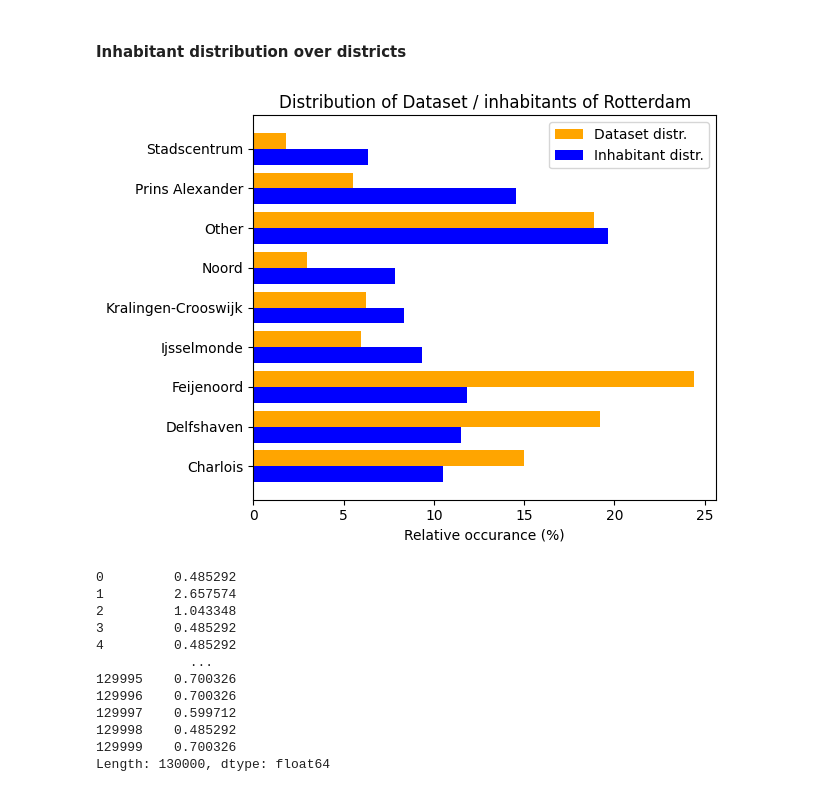
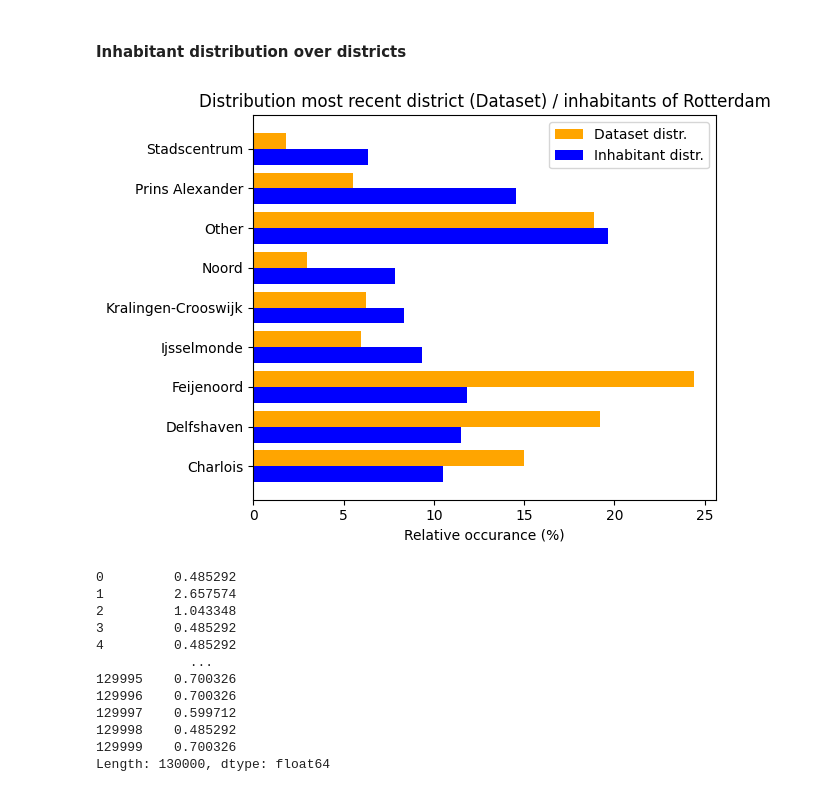
Before and after one commit to nouwerkerk/AI-Testing-33, a Jupyter notebook: dataAnalysis/recentste_wijk.ipynb, the cells around one changed output. Cells and saved outputs as stored; diff of their text form; code cells hidden in the pictures.

```diff
--- a/dataAnalysis/recentste_wijk.ipynb
+++ b/dataAnalysis/recentste_wijk.ipynb
@@ -66,22 +80,22 @@ inhabitants_district_percentages = (inhabitants_array / np.sum(inhabitants_array
 # %%
 y_pos = np.arange(len(district_full_names))
 
 plt.barh(y_pos, data_district_percentages, height=0.4, label='Dataset distr.', color='orange')
 
 # Plot the second horizontal bar plot, slightly offset vertically
 plt.barh(y_pos - 0.4, inhabitants_district_percentages, height=0.4, label='Inhabitant distr.', color='blue')
 
 plt.yticks(y_pos - 0.2, district_full_names)  # Center labels between the two bars
 plt.xlabel('Relative occurance (%)')
-plt.title('Distribution of Dataset / inhabitants of Rotterdam')
+plt.title('Distribution most recent district (Dataset) / inhabitants of Rotterdam')
 
 plt.legend()
 
 # Show the plot
 plt.tight_layout()
 plt.show()
 # %% [output]
-[figure, old version]
+[figure, new version]
 # %%
 #current distribution of fraud checks per district
 current_distribution = dict(zip(district_full_names, data_district_percentages))
```
Also changed, not shown: parts of 4 cells of this notebook.
